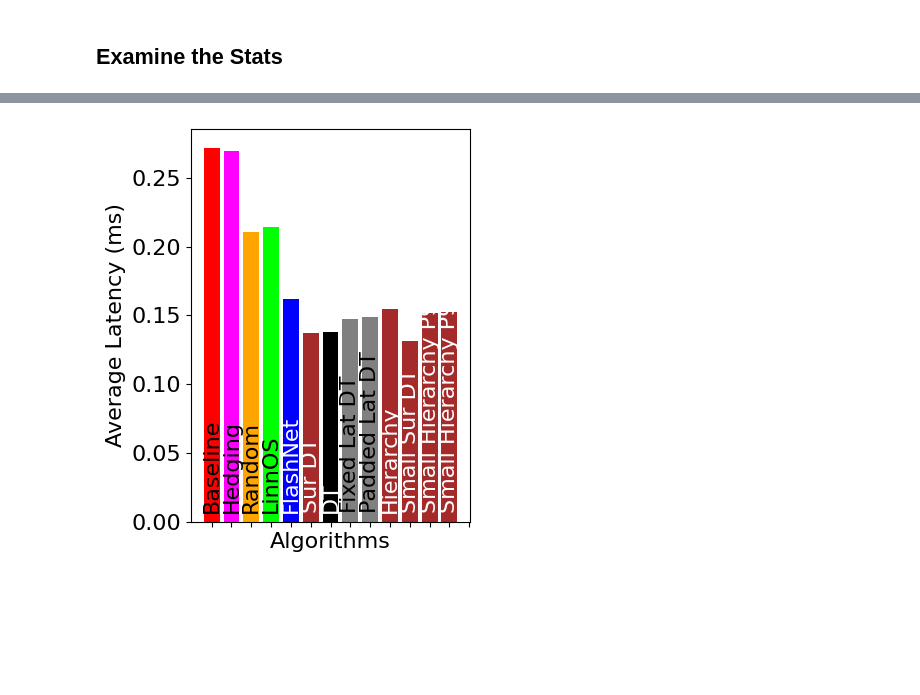
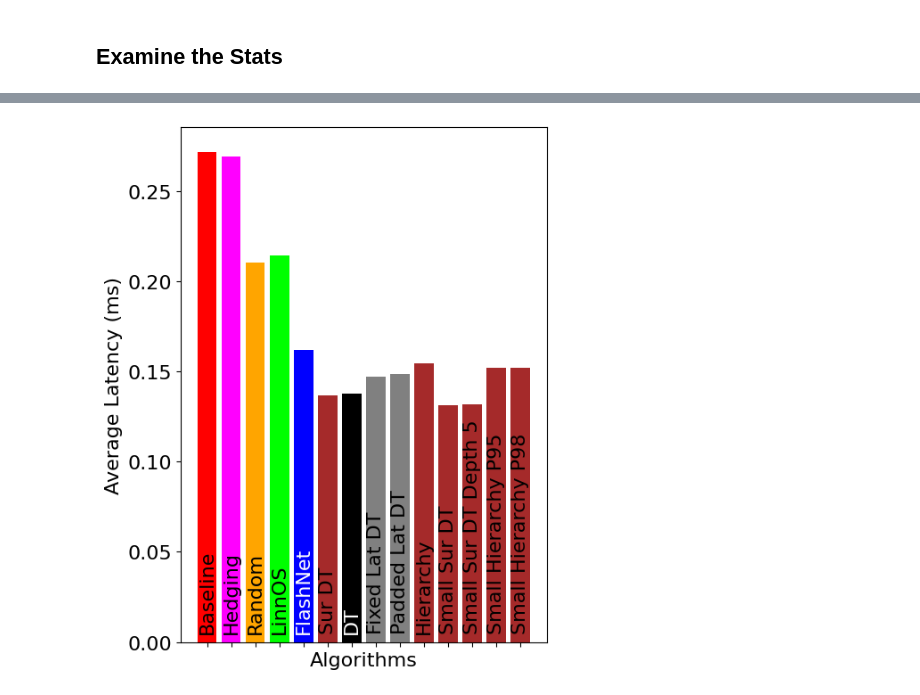
Before and after one commit to czarkos/Heimdall, a Jupyter notebook: integration/client-level/algo_analysis/tail_improvement_with_surrogate.ipynb, the cells around one changed output, grey strips where cells are left out. Cells and saved outputs as stored; diff of their text form; code cells hidden in the pictures; blank space fills up the shorter version.

```diff
--- a/integration/client-level/algo_analysis/tail_improvement_with_surrogate.ipynb
+++ b/integration/client-level/algo_analysis/tail_improvement_with_surrogate.ipynb
@@ -5,7 +5,7 @@ import numpy as np
 import os
 import math
 # %%
-algos = ['baseline', 'hedging', 'random', 'linnos', 'flashnet', 'surrogate_dt', 'dt', 'fixed_lat_dt', 'padded_lat_dt', 'hierarchy', 'small_surrogate_dt', 'small_hierarchy_p95', 'small_hierarchy_p98', 'small_hierarchy_p99']
+algos = ['baseline', 'hedging', 'random', 'linnos', 'flashnet', 'surrogate_dt', 'dt', 'fixed_lat_dt', 'padded_lat_dt', 'hierarchy', 'small_surrogate_dt', 'small_surrogate_dt_depth5', 'small_hierarchy_p95', 'small_hierarchy_p98']
 percentiles_characteristics = ['avg', 'p50.0', 'p80.0', 'p90.0', 'p95.0', 'p96.0', 'p97.0', 'p98.0', 'p99.0', 'p99.9', 'p99.99']
 # %%
 grouping_dirs = {}
@@ -100,32 +100,32 @@ collection_ms
 # %%
 plt.rcParams.update({'font.size': 16})
 
-algos = ['baseline', 'hedging', 'random', 'linnos', 'flashnet', 'surrogate_dt', 'dt', 'fixed_lat_dt', 'padded_lat_dt', 'hierarchy', 'small_surrogate_dt', 'small_hierarchy_p95', 'small_hierarchy_p98', 'small_hierarchy_p99']
-label = ['Baseline', 'Hedging', 'Random', 'LinnOS', 'FlashNet', 'Sur DT', 'DT', 'Fixed Lat DT', 'Padded Lat DT', 'Hierarchy', 'Small Sur DT', 'Small Hierarchy P95', 'Small Hierarchy P98', 'Small Hierarchy P99']
-font_colors = ['black', 'black', 'black', 'black', 'white', 'white', 'white', 'black', 'black', 'white', 'white', 'white', 'white', 'white']
+algos = ['baseline', 'hedging', 'random', 'linnos', 'flashnet', 'surrogate_dt', 'dt', 'fixed_lat_dt', 'padded_lat_dt', 'hierarchy', 'small_surrogate_dt', 'small_surrogate_dt_depth5', 'small_hierarchy_p95', 'small_hierarchy_p98']
+label = ['Baseline', 'Hedging', 'Random', 'LinnOS', 'FlashNet', 'Sur DT', 'DT', 'Fixed Lat DT', 'Padded Lat DT', 'Hierarchy', 'Small Sur DT', 'Small Sur DT Depth 5', 'Small Hierarchy P95', 'Small Hierarchy P98']
+font_colors = ['black', 'black', 'black', 'black', 'white', 'black', 'white', 'black', 'black', 'black', 'black', 'black', 'black', 'black']
 colors = ['red', 'magenta', 'orange', 'lime', 'blue', 'brown', 'black', 'gray', 'gray', 'brown', 'brown', 'brown', 'brown', 'brown']
 
 metric = "avg"
 
-fig, ax = plt.subplots(figsize=(3.6, 5.1))
+fig, ax = plt.subplots(figsize=(5.3, 7.5))
 ax.bar(algos, collection_ms[metric], label=label, color=colors)
 # ax.set_title('Latency at '+ metric +' (Light-Light)')
 ax.set_ylabel('Average Latency (ms)')
 # ax.set_ylim(0, 0.5)
 # ax.set_yticklabels(["0", ".1", ".2", ".3", ".4", ".5"])
 ax.set_xticklabels(label, rotation=90)
 ax.set_xlabel('Algorithms')
 ax.tick_params(axis='x', which='major', pad=-10)
 for ticklabel, tickcolor in zip(fig.gca().get_xticklabels(), font_colors):
     ticklabel.set_color(tickcolor)
     ticklabel.set_horizontalalignment("center")
     ticklabel.set_verticalalignment("bottom")
 # plt.text(-0.75, 0.5125, "(d) Light-Heavy", fontweight='bold')
 # plt.text(4.72, 0.165, "et", rotation=90)
 plt.savefig(os.path.join("eval-client-avg.eps"), dpi=200, bbox_inches='tight', format='eps')
 plt.show()
 # %% [output]
-[figure, old version]
+[figure, new version]
 # %%
 # Draw baseline vs flashnet line chart
 
```
Also changed, not shown: parts of 3 cells of this notebook.
